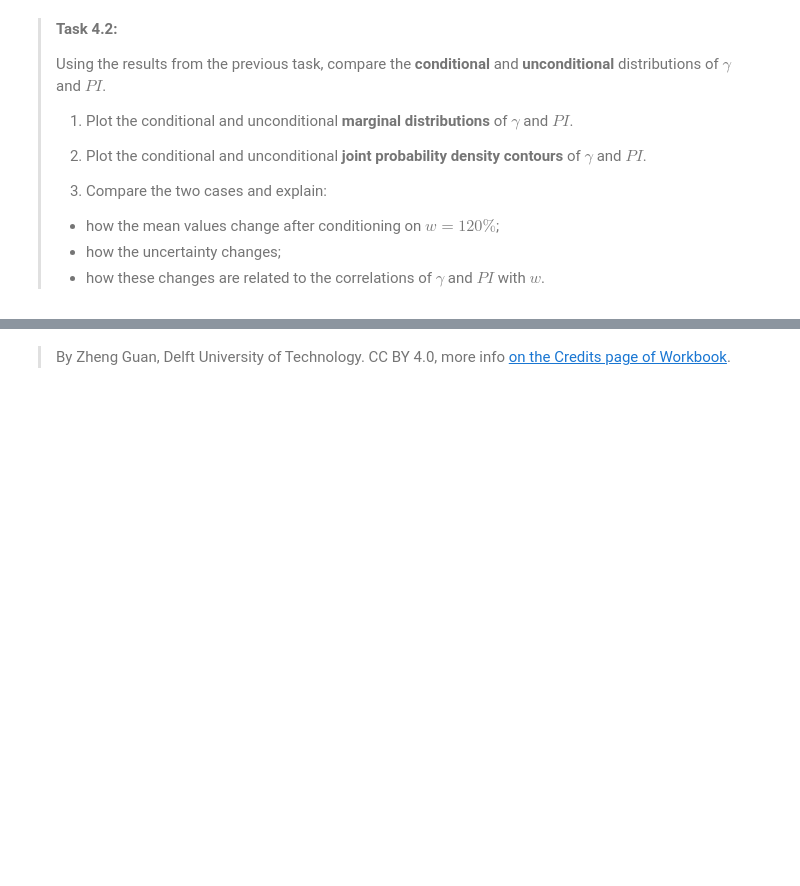
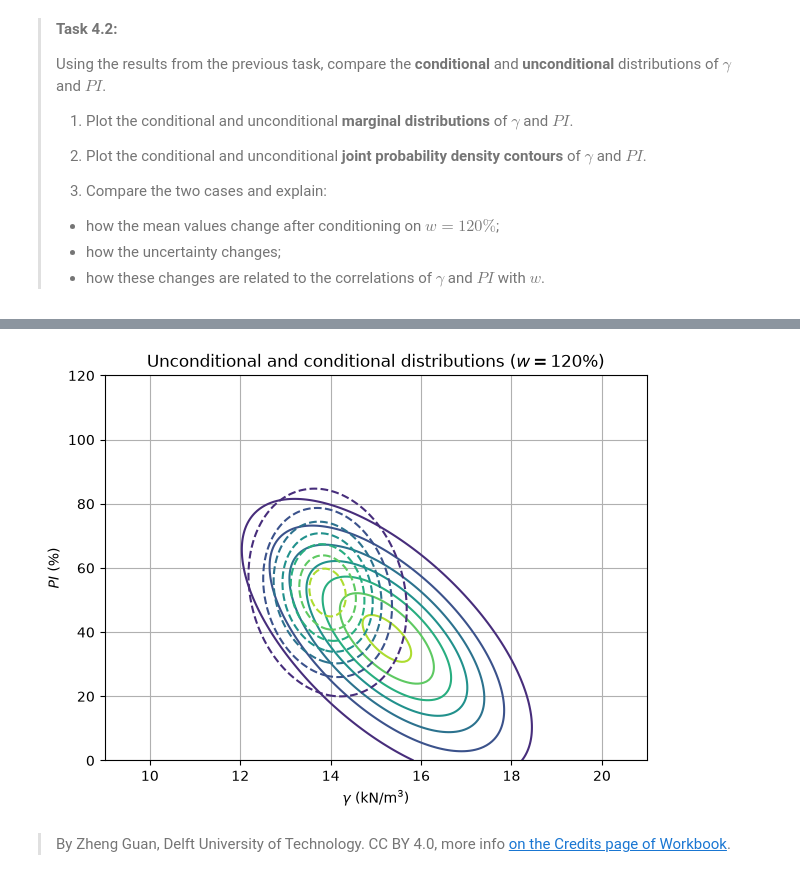
Before and after one commit to detin-tania/GA1.5, a Jupyter notebook: Gaussian_Soil.ipynb, the cells around one changed output, grey strips where cells are left out. Saved outputs shown, nothing was run; the diff lists cells and outputs as text; code cells hidden in the pictures; blank space fills up the shorter version.

```diff
--- a/Gaussian_Soil.ipynb
+++ b/Gaussian_Soil.ipynb
@@ -371,14 +412,12 @@ print("mu_brack:", mu_brack)
 # %%
 # Conditional distribution of X = [γ, PI] given Y = w = 120%
 
+# We condition on the observed water content a = 120%
 a = 120.0
 
 # Partition the mean vector for X = [gamma, PI] and Y = w
-mu_X = np.array([
-    [mu[0]],      # mean of gamma
-    [mu[2]]       # mean of PI
-])
-mu_Y = mu[1]    # mean of w
+mu_X = np.array([mu[0], mu[2]])
+mu_Y = mu[1]
 
 # Partition the covariance matrix
 Sigma_XX = np.array([
@@ -387,8 +426,8 @@ Sigma_XX = np.array([
 ])
 
 Sigma_XY = np.array([
-    [sigma[0, 1]],
-    [sigma[2, 1]]
+    sigma[0, 1],
+    sigma[2, 1]
 ])
 
 Sigma_YY = sigma[1, 1]
@@ -402,11 +441,11 @@ Sigma_YY = sigma[1, 1]
 #             - Sigma_XY * Sigma_YY^(-1) * Sigma_YX
 # ---------------------------------------------------------
 
-# Conditional mean vector
-cond_mu_vector = mu_X + Sigma_XY * Sigma_YY**-1 * (a - mu_Y)
+# Conditional mean vector (1D, length 2)
+cond_mu_vector = mu_X + Sigma_XY * (a - mu_Y) / Sigma_YY
 
 # Conditional covariance matrix
-cond_sigma_matrix = Sigma_XX - Sigma_XY * Sigma_YY**-1 * Sigma_XY.T
+cond_sigma_matrix = Sigma_XX - np.outer(Sigma_XY, Sigma_XY) / Sigma_YY
 
 # Conditional standard deviations
 cond_std = np.sqrt(np.diag(cond_sigma_matrix))
@@ -425,14 +464,17 @@ print(np.round(cond_std, 3))
 # ---------------------------------------------------------
 
 N = 100000
-cond_samples = multivariate_normal(mean=cond_mu_vector.flatten(), cov=cond_sigma_matrix).rvs(size=N)
+cond_samples = multivariate_normal(
+    mean=cond_mu_vector,
+    cov=cond_sigma_matrix
+).rvs(size=N)
 
 # ---------------------------------------------------------
 # Estimate P(gamma < 16, PI > 30 | w = 120%)
 # ---------------------------------------------------------
-
-# condition = sum(np.logical_and(cond_samples[:, 0] < 16, cond_samples[:, 2] > 30, cond_samples[:,1] == a))
-condition = sum(np.logical_and(cond_samples[:, 0] < 16, cond_samples[:, 1] > 30))
+condition = np.sum(
+    np.logical_and(cond_samples[:, 0] < 16, cond_samples[:, 1] > 30)
+)
 cond_prob = condition / N
 
 print(
@@ -572,13 +626,16 @@ uncond_cov = np.array([
 
 # Create pairs of [γ, PI] values
 X = np.stack([np.concatenate(G.T), np.concatenate(I.T)], axis=1)
-# Hint: use np.concatenate on G.T and I.T, then stack the two 1D arrays as columns.
 
 # Unconditional joint PDF
 Z_uncond = multivariate_normal.pdf(X, mean=uncond_mu, cov=uncond_cov).reshape(G.shape)
 
 # Conditional joint PDF given w = 120%
-Z_cond = multivariate_normal.pdf(X, mean=cond_mu_vector, cov=cond_sigma_matrix).reshape(G.shape)
+Z_cond = multivariate_normal.pdf(
+    X,
+    mean=cond_mu_vector,
+    cov=cond_sigma_matrix
+).reshape(G.shape)
 
 # Convert the PDF values back to the two-dimensional grid
 Z_uncond = Z_uncond.reshape(G.T.shape).T
@@ -586,32 +643,34 @@ Z_cond = Z_cond.reshape(G.T.shape).T
 
 
 # ---------------------------------------------------------
 # 4. Plot the contours
 # ---------------------------------------------------------
 
 fig, ax = plt.subplots(figsize=(7, 5))
 
 ax.contour(
     G, I, Z_uncond,
     levels=8,
     linestyles='-'
 )
 
 ax.contour(
     G, I, Z_cond,
     levels=8,
     linestyles='--'
 )
 
 ax.grid()
 
 ax.set_xlabel(r'$\gamma$ (kN/m$^3$)')
 ax.set_ylabel(r'$PI$ (%)')
 
 ax.set_title(
     r'Unconditional and conditional distributions ($w=120\%$)'
 )
 
 plt.show()
+# %% [output]
+[figure, added]
 # %% [markdown]
 > By Zheng Guan, Delft University of Technology. CC BY 4.0, more info [on the Credits page of Workbook](https://mude.citg.tudelft.nl/workbook-2026/credits.html).
```
Also changed, not shown: parts of 8 cells of this notebook.
